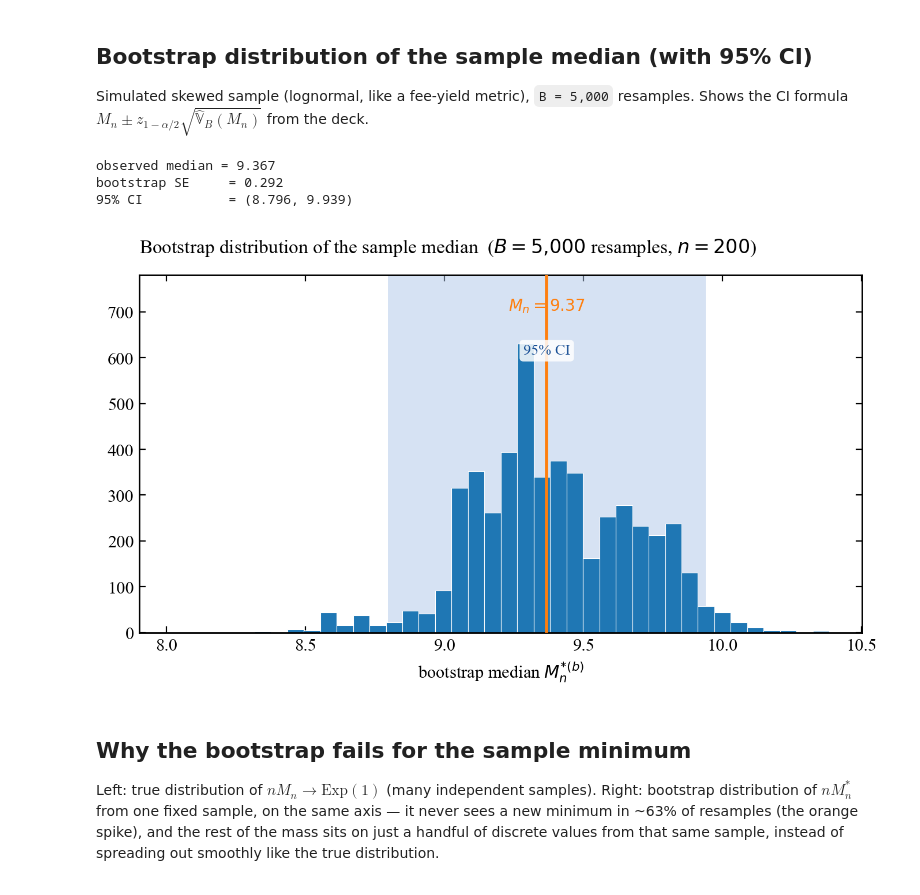
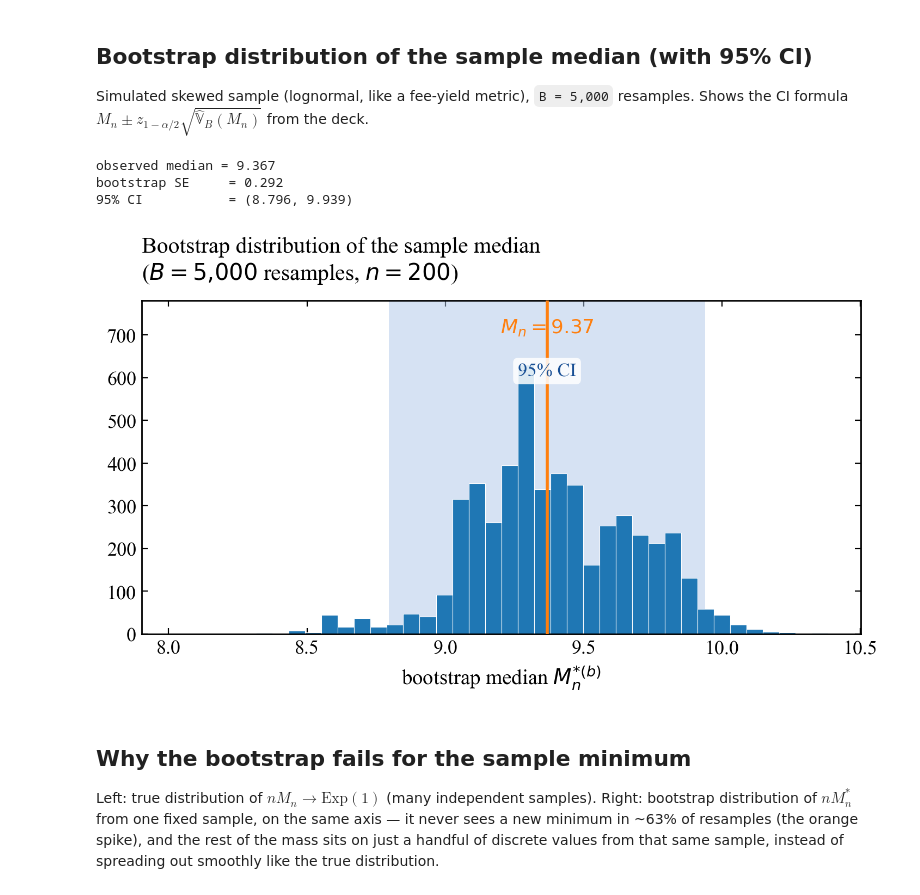
Before and after one commit to AntonLED/StochasticAMM, a Jupyter notebook: notes/sde-seminars/bootstrap-methods/sandbox.ipynb, the cells around one changed output. Drawn from its saved outputs; the diff is of its cells as text; code cells hidden in the pictures.

```diff
--- a/notes/sde-seminars/bootstrap-methods/sandbox.ipynb
+++ b/notes/sde-seminars/bootstrap-methods/sandbox.ipynb
@@ -3,9 +3,9 @@
 
 All plots are saved as PDF into `slides/figures/` and included from there via `\includegraphics`.
 # %%
+import matplotlib as mpl
+import matplotlib.pyplot as plt
 import numpy as np
-import matplotlib.pyplot as plt
-import matplotlib as mpl
 
 FIGDIR = "slides/figures"
 
@@ -32,7 +32,12 @@ mpl.rcParams.update(
         "ytick.color": INK,
         "xtick.direction": "in",
         "ytick.direction": "in",
-        "font.size": 11,
+        "font.size": 14,
+        "axes.titlesize": 16,
+        "axes.labelsize": 14,
+        "xtick.labelsize": 13,
+        "ytick.labelsize": 13,
+        "legend.fontsize": 13,
     }
 )
 
@@ -70,7 +75,7 @@ for b in range(B):
 se_boot = boot_medians.std(ddof=1)
 ci_lo, ci_hi = observed_median - 1.96 * se_boot, observed_median + 1.96 * se_boot
 
-fig, ax = plt.subplots(figsize=(7.0, 4.2), dpi=200)
+fig, ax = plt.subplots(figsize=(7.5, 4.6), dpi=200)
 
 ax.axvspan(ci_lo, ci_hi, color=BLUE_FILL, alpha=0.5, zorder=1, linewidth=0)
 ax.hist(boot_medians, bins=40, color=BLUE, edgecolor="white", linewidth=0.4, zorder=2)
@@ -79,8 +84,9 @@ ax.axvline(observed_median, color=ORANGE, linewidth=2, zorder=3)
 style_axes(ax)
 ax.set_xlabel(r"bootstrap median $M_n^{*(b)}$")
 ax.set_title(
-    r"Bootstrap distribution of the sample median  ($B = 5{,}000$ resamples, $n = 200$)",
-    fontsize=12,
+    "Bootstrap distribution of the sample median\n"
+    r"($B = 5{,}000$ resamples, $n = 200$)",
+    fontsize=15,
     color=INK,
     loc="left",
     pad=14,
@@ -95,36 +101,36 @@ ax.text(
     ha="center",
     va="bottom",
     color=ORANGE,
-    fontsize=10,
+    fontsize=13,
 )
 ax.text(
     (ci_lo + ci_hi) / 2,
     ymax * 0.93,
     "95% CI",
     ha="center",
     va="center",
     color="#184f95",
-    fontsize=9.5,
+    fontsize=12.5,
     zorder=4,
     bbox={
         "facecolor": "white",
         "edgecolor": "none",
         "alpha": 0.85,
         "boxstyle": "round,pad=0.25",
     },
 )
 
 fig.tight_layout()
 fig.savefig(f"{FIGDIR}/bootstrap_median_plot.pdf")
 
 print(f"observed median = {observed_median:.3f}")
 print(f"bootstrap SE     = {se_boot:.3f}")
 print(f"95% CI           = ({ci_lo:.3f}, {ci_hi:.3f})")
 # %% [output]
 observed median = 9.367
 bootstrap SE     = 0.292
 95% CI           = (8.796, 9.939)
-[figure, old version]
+[figure, new version]
 # %% [markdown]
 ## Why the bootstrap fails for the sample minimum
 
```
Also changed, not shown: parts of 7 cells of this notebook, 27 other files.
